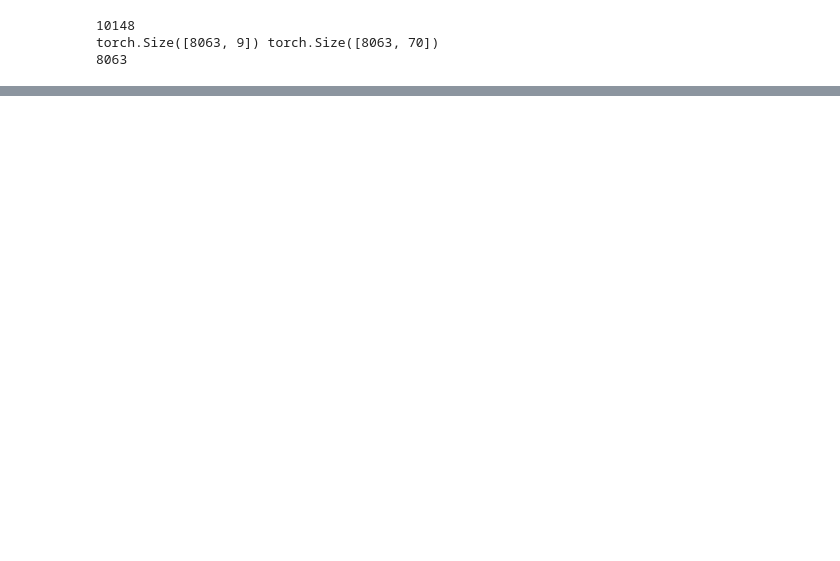
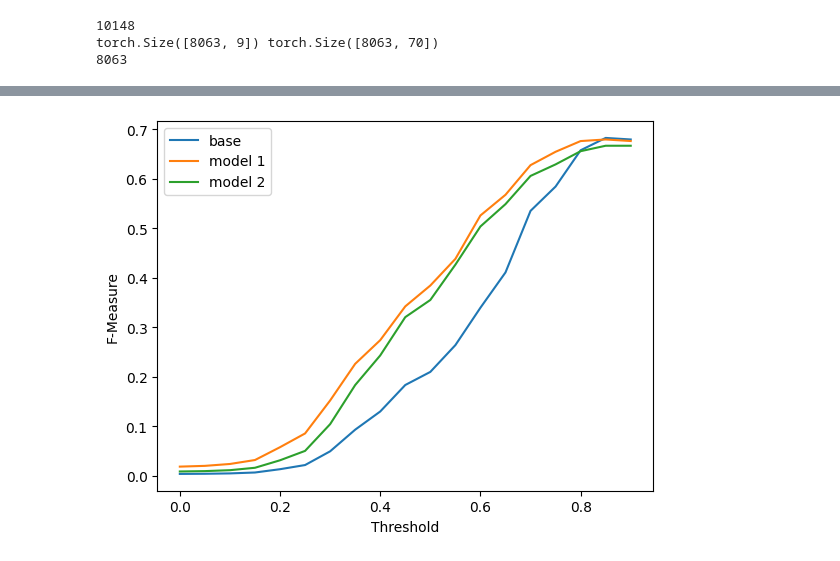
Before and after one commit to guihcs/master_degree, a Jupyter notebook: experiment3.ipynb, the cells around one changed output, grey strips where cells are left out. Saved outputs shown, nothing was run; the diff lists cells and outputs as text; code cells hidden in the pictures; blank space fills up the shorter version.

```diff
--- a/experiment3.ipynb
+++ b/experiment3.ipynb
@@ -379,0 +499,10 @@ iterations: 19236, (0.8421052631578947, 0.34782608695652173, 0.49230769230769234
+# %%
+plt.plot(numpy.arange(0, 0.95, 0.05), list(map(lambda x: x[2], lvit)), label="base")
+plt.plot(numpy.arange(0, 0.95, 0.05), list(map(lambda x: x[2], md1it)), label="model 1")
+plt.plot(numpy.arange(0, 0.95, 0.05), list(map(lambda x: x[2], md2it)), label="model 2")
+plt.legend()
+plt.xlabel('Threshold')
+plt.ylabel('F-Measure')
+plt.savefig('fmeasure.png', dpi=300)
+# %% [output]
+[figure, added]
```
Also changed, not shown: parts of 20 cells of this notebook, 2 other files.
